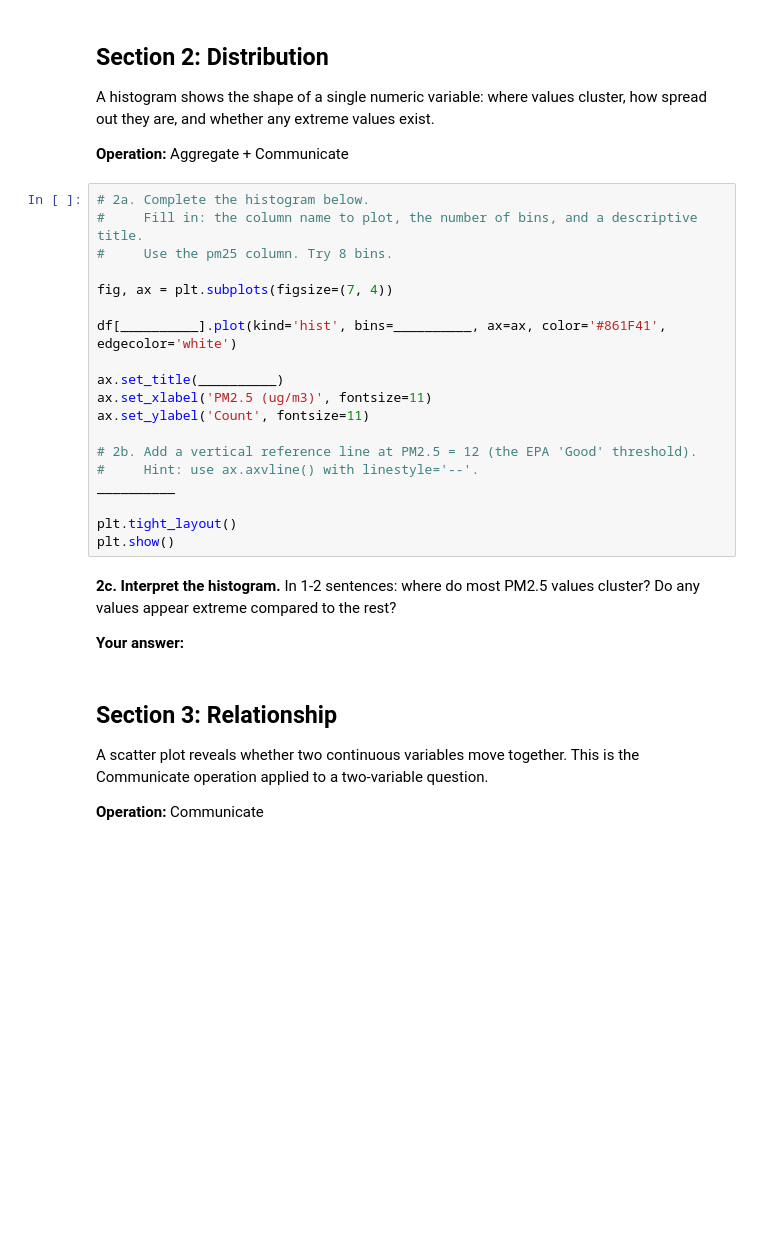
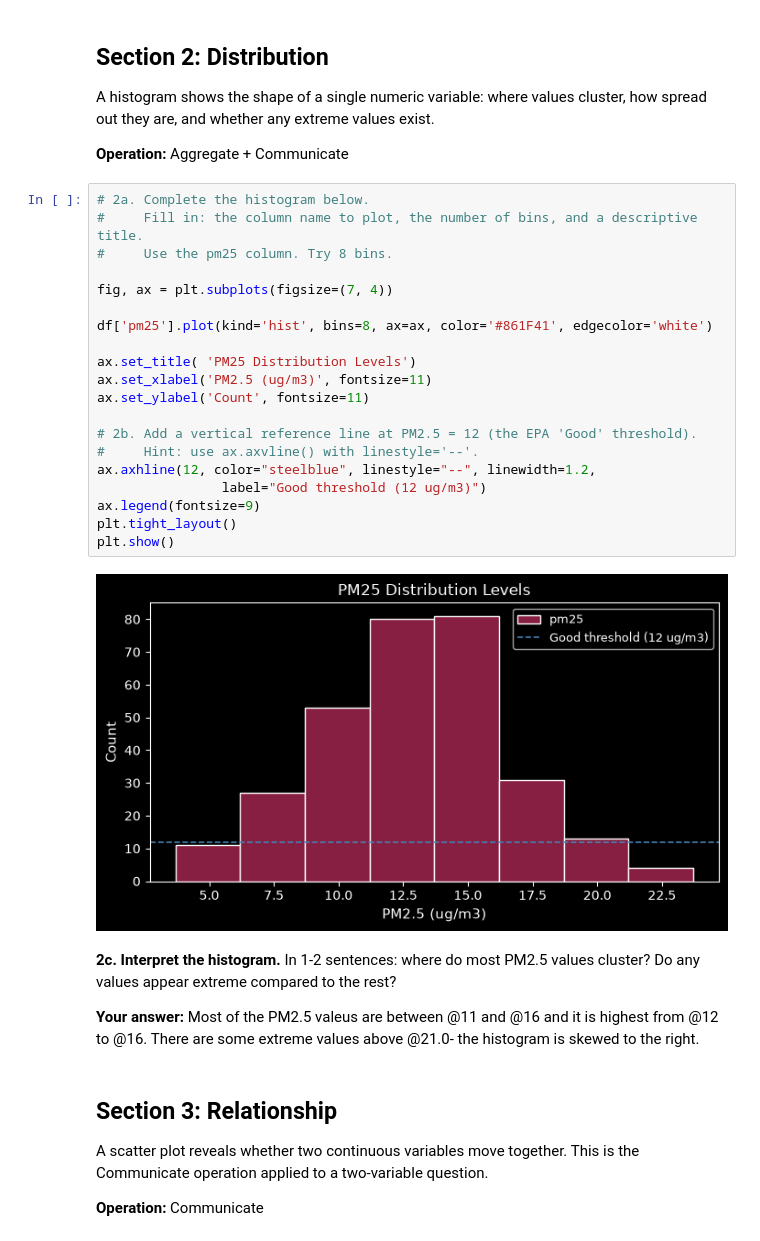
Before and after one commit to brianthomas927-ctrl/cs5045, a Jupyter notebook: M9/hw9.ipynb, the cells around one changed output. Cells and saved outputs as stored; diff of their text form; blank space fills up the shorter version.

```diff
--- a/M9/hw9.ipynb
+++ b/M9/hw9.ipynb
@@ -57,26 +74,29 @@ A histogram shows the shape of a single numeric variable: where values cluster,
 # %%
 # 2a. Complete the histogram below.
 #     Fill in: the column name to plot, the number of bins, and a descriptive title.
 #     Use the pm25 column. Try 8 bins.
 
 fig, ax = plt.subplots(figsize=(7, 4))
 
-df[__________].plot(kind='hist', bins=__________, ax=ax, color='#861F41', edgecolor='white')
+df['pm25'].plot(kind='hist', bins=8, ax=ax, color='#861F41', edgecolor='white')
 
-ax.set_title(__________)
+ax.set_title( 'PM25 Distribution Levels')
 ax.set_xlabel('PM2.5 (ug/m3)', fontsize=11)
 ax.set_ylabel('Count', fontsize=11)
 
 # 2b. Add a vertical reference line at PM2.5 = 12 (the EPA 'Good' threshold).
 #     Hint: use ax.axvline() with linestyle='--'.
-__________
-
+ax.axhline(12, color="steelblue", linestyle="--", linewidth=1.2,
+                label="Good threshold (12 ug/m3)")
+ax.legend(fontsize=9)
 plt.tight_layout()
 plt.show()
+# %% [output]
+[figure, added]
 # %% [markdown]
 **2c. Interpret the histogram.** In 1-2 sentences: where do most PM2.5 values cluster? Do any values appear extreme compared to the rest?
 
-**Your answer:**
+**Your answer:** Most of the PM2.5 valeus are between @11 and @16 and it is highest from @12 to @16. There are some extreme values above @21.0- the histogram is skewed to the right.
 # %% [markdown]
 ## Section 3: Relationship
 
```
Also changed, not shown: parts of 13 cells of this notebook.
